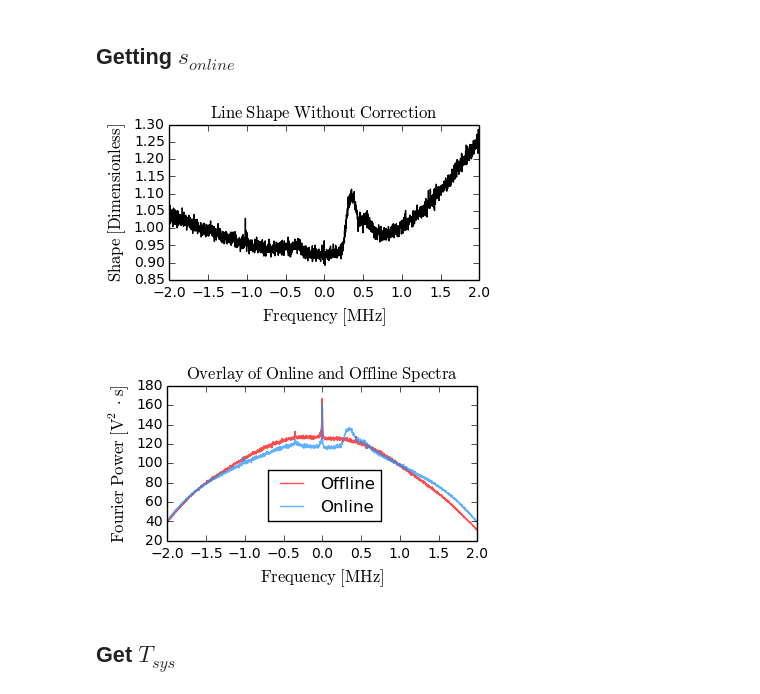
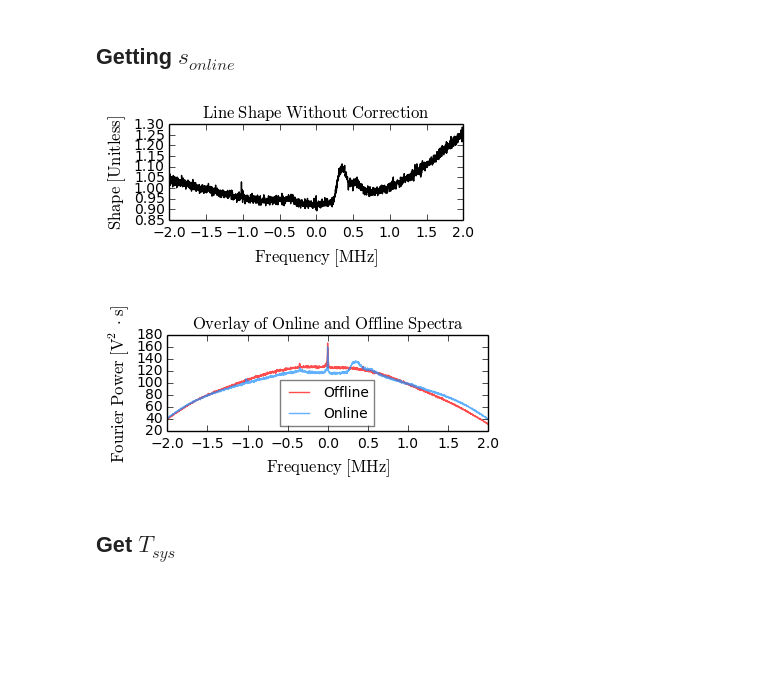
Before and after one commit to r-pascua/Astro-121, a Jupyter notebook: Analysis.ipynb, the cells around one changed output. Cells and saved outputs as stored; diff of their text form; code cells hidden in the pictures; blank space fills up the shorter version.

```diff
--- a/Analysis.ipynb
+++ b/Analysis.ipynb
@@ -180,18 +180,19 @@ shape = s_online[freqs_key]/s_offline[freqs_key]
 # %%
 fig = plt.figure(figsize=(4,2))
 ax = fig.add_subplot(1,1,1)
 ax.set_xlabel(r'$\mathrm{Frequency\ [MHz]}$', fontsize=12)
-ax.set_ylabel(r'$\mathrm{Shape\ [Dimensionless]}$', fontsize=12)
+ax.set_ylabel(r'$\mathrm{Shape\ [Unitless]}$', fontsize=12)
 ax.set_title(r'$\mathrm{Line\ Shape\ Without\ Correction}$', fontsize=12)
 
 ax.plot(reduced_freqs, shape[::-1], color='k')
 
-#fig.savefig('Plots/Uncorrected_Shape.pdf')
+plt.tight_layout()
+fig.savefig('Plots/Uncorrected_Shape.pdf')
 plt.show()
 # %% [output]
-[figure, old version]
+[figure, new version]
 # %%
-fig = plt.figure(figsize=(4,2))
+fig = plt.figure(figsize=(4.25,2))
 ax = fig.add_subplot(1,1,1)
 ax.set_xlabel(r'$\mathrm{Frequency\ [MHz]}$', fontsize=12)
 ax.set_ylabel(r'$\mathrm{Fourier\ Power\ [V^2\cdot\ s]}$', fontsize=12)
@@ -200,10 +201,10 @@ ax.set_title(r'$\mathrm{Overlay\ of\ Online\ and\ Offline\ Spectra}$', fontsize=
 ax.plot(reduced_freqs, s_offline[freqs_key][::-1], color='red', alpha=0.7, label='Offline')
 ax.plot(reduced_freqs, s_online[freqs_key][::-1], color='dodgerblue', alpha=0.7, label='Online')
 
-ax.legend(loc=(0.325,0.125))
+ax.legend(loc=(0.35,0.05), fontsize=10, framealpha=0.5)
 
-#plt.tight_layout()
+plt.tight_layout()
 fig.savefig('Plots/Online_vs_Offline.pdf')
 plt.show()
 # %% [output]
-[figure, old version]
+[figure, new version]
```
Also changed, not shown: parts of 7 cells of this notebook.
